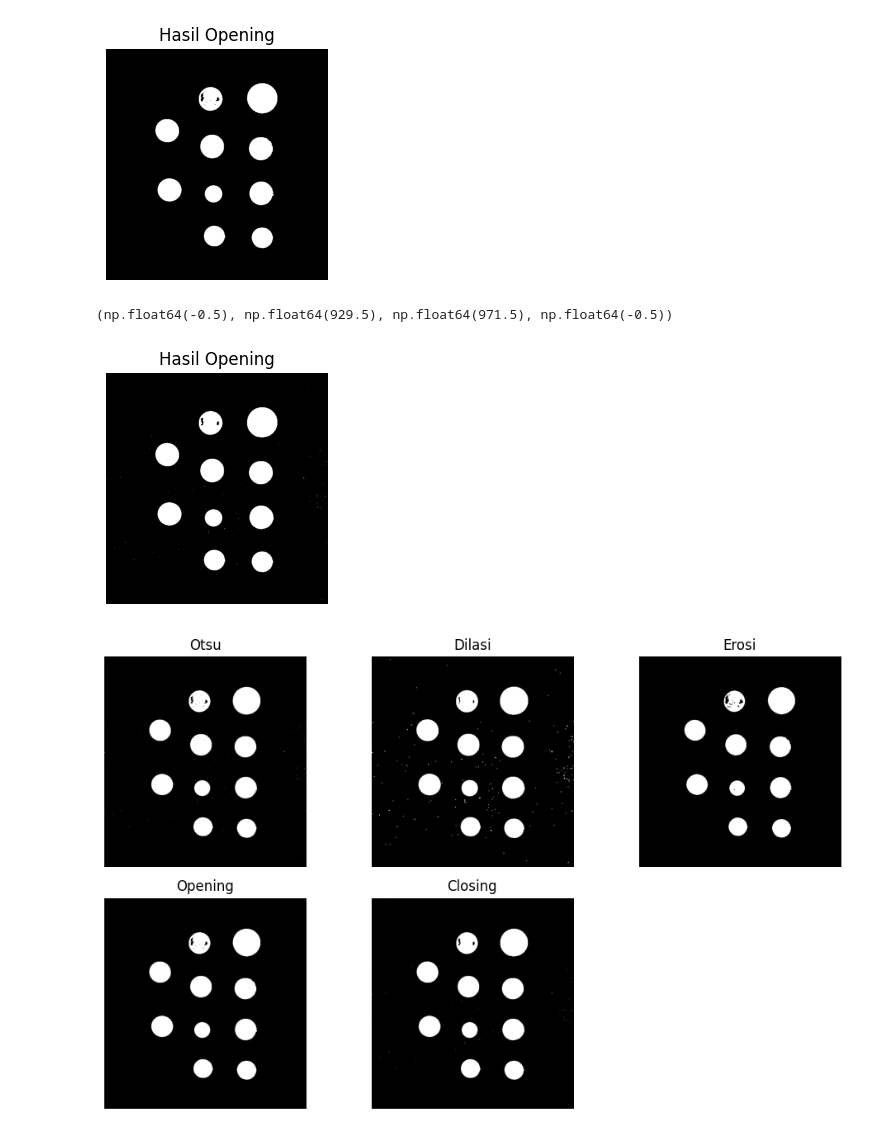
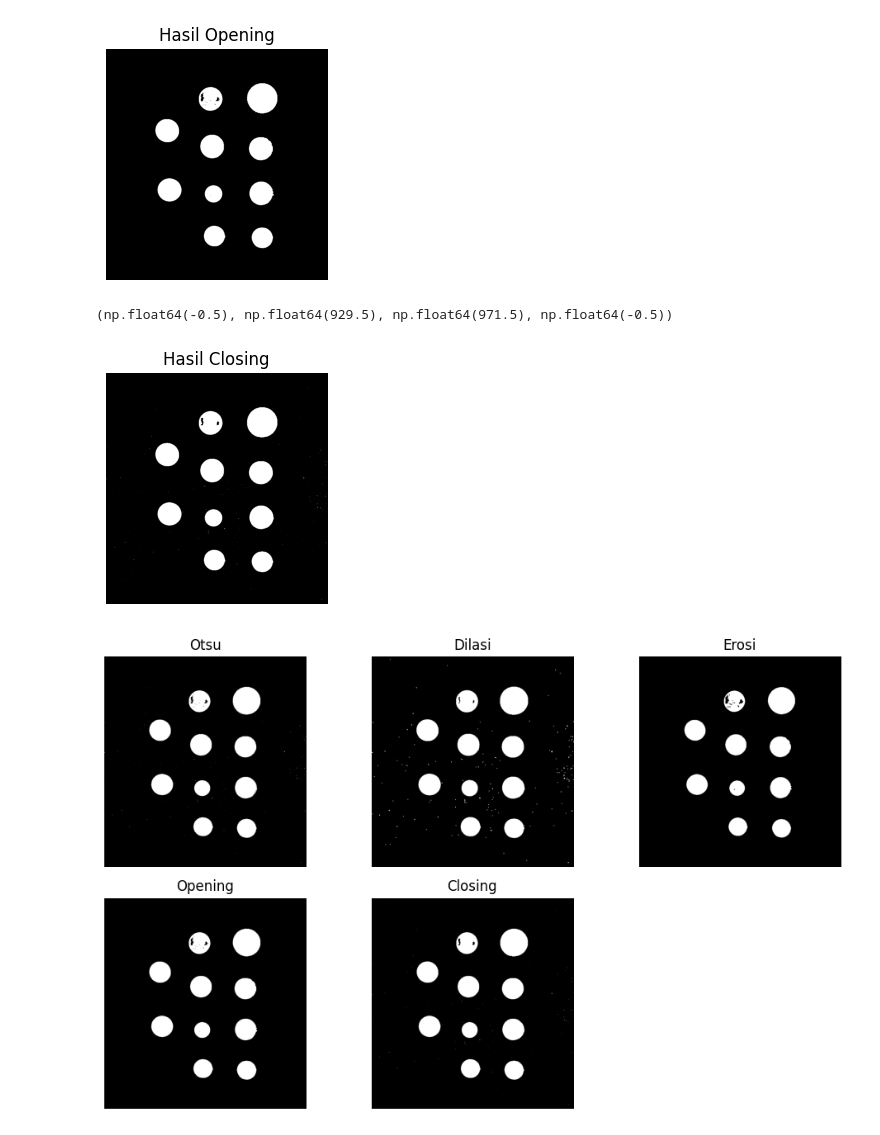
Before and after one commit to nyayuchika/pcd-coursework, a Jupyter notebook: PCD_Assignment03.ipynb, the cells around one changed output. Cells and saved outputs as stored; diff of their text form; code cells hidden in the pictures.

```diff
--- a/PCD_Assignment03.ipynb
+++ b/PCD_Assignment03.ipynb
@@ -313,12 +314,12 @@ closing_img = closing(otsu_biner, kernel)
 # %%
 #Visualisasi hasil closing
 plt.figure(figsize=(3,3))
 plt.imshow(closing_img, cmap='gray')
-plt.title('Hasil Opening')
+plt.title('Hasil Closing')
 plt.axis("off")
 # %% [output]
 (np.float64(-0.5), np.float64(929.5), np.float64(971.5), np.float64(-0.5))
-[figure, old version]
+[figure, new version]
 # %%
 #Visualisasi semuanya
 plt.figure(figsize=(10,6))
```
Also changed, not shown: parts of 2 cells of this notebook.
